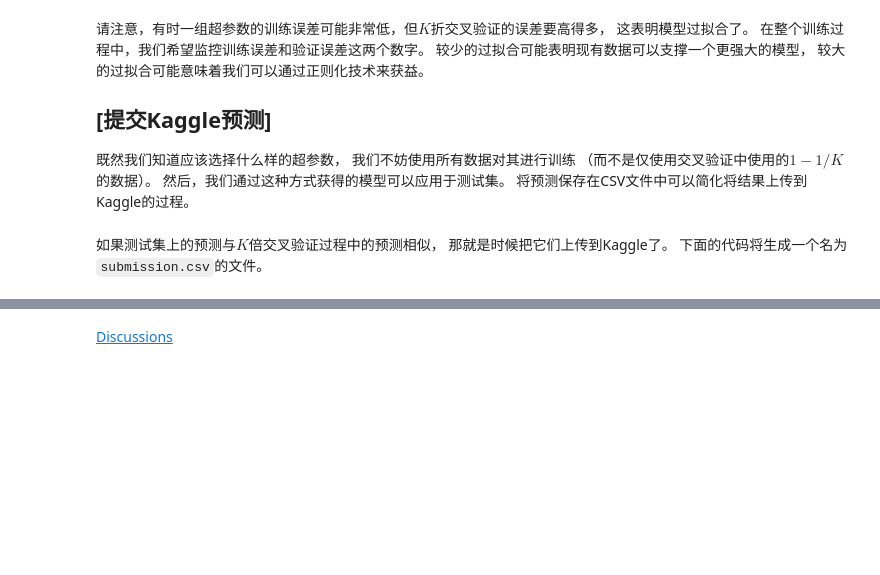
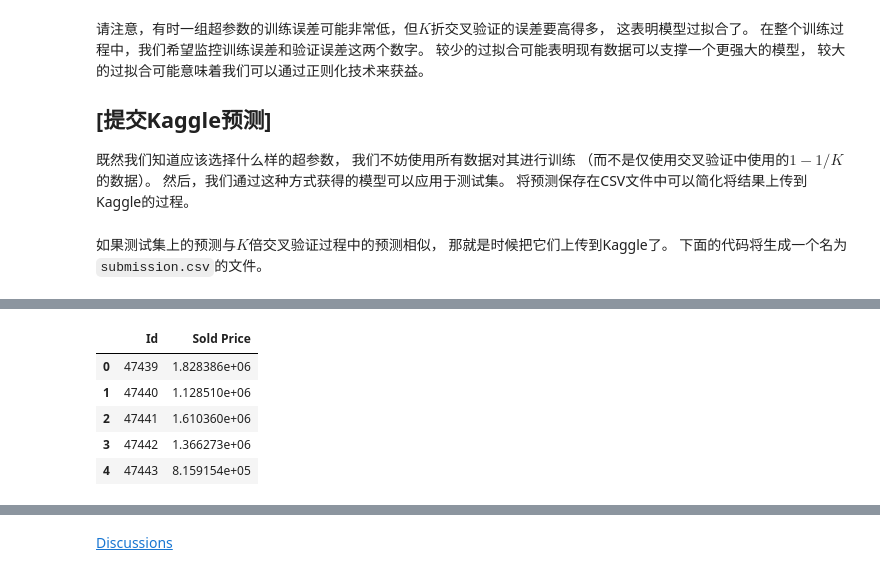
Before and after one commit to mofisl/d2l-zh, a Jupyter notebook: chapter_multilayer-perceptrons/kaggle-house-price.ipynb, the cells around one changed output, grey strips where cells are left out. Cells and saved outputs as stored; diff of their text form; code cells hidden in the pictures; blank space fills up the shorter version.

```diff
--- a/chapter_multilayer-perceptrons/kaggle-house-price.ipynb
+++ b/chapter_multilayer-perceptrons/kaggle-house-price.ipynb
@@ -287,19 +309,10 @@ loss = nn.MSELoss()
 in_features = train_features.shape[1]
 
 def get_net():
-    net = nn.Sequential(nn.Linear(in_features,256),
+    net = nn.Sequential(nn.Linear(in_features,16),
                         nn.ReLU(),
                         nn.Dropout(0.5),
-                        nn.Linear(256,128),
-                        nn.ReLU(),
-                        nn.Dropout(0.5),
-                        nn.Linear(128,64),
-                        nn.ReLU(),
-                        nn.Dropout(0.5),
-                        nn.Linear(64,32),
-                        nn.ReLU(),
-                        nn.Dropout(0.1),
-                        nn.Linear(64,1)
+                        nn.Linear(16,1)
                         )
     return net
 # %% [markdown]
@@ -404,7 +417,7 @@ def k_fold(k, X_train, y_train, num_epochs, learning_rate, weight_decay,
 有了足够大的数据集和合理设置的超参数，$K$折交叉验证往往对多次测试具有相当的稳定性。
 然而，如果我们尝试了不合理的超参数，我们可能会发现验证效果不再代表真正的误差。
 # %%
-k, num_epochs, lr, weight_decay, batch_size = 5, 100, 5, 0, 64
+k, num_epochs, lr, weight_decay, batch_size = 5, 100, 0.5, 0, 64
 train_l, valid_l = k_fold(k, train_features, train_labels, num_epochs, lr,
                           weight_decay, batch_size)
 print(f'{k}-折验证: 平均训练log rmse: {float(train_l):f}, '
@@ -443,14 +456,16 @@ def train_and_pred(train_features, test_features, train_labels, test_data,
     # 将网络应用于测试集。
     preds = net(test_features).detach().numpy()
     # 将其重新格式化以导出到Kaggle
-    test_data['SalePrice'] = pd.Series(preds.reshape(1, -1)[0])
-    submission = pd.concat([test_data['Id'], test_data['SalePrice']], axis=1)
+    test_data['Sold Price'] = pd.Series(preds.reshape(1, -1)[0])
+    submission = pd.concat([test_data['Id'], test_data['Sold Price']], axis=1)
     submission.to_csv('submission.csv', index=False)
+    return submission
 # %% [markdown]
 如果测试集上的预测与$K$倍交叉验证过程中的预测相似，
 那就是时候把它们上传到Kaggle了。
 下面的代码将生成一个名为`submission.csv`的文件。
 # %%
-train_and_pred(train_features, test_features, train_labels, test_data,
+# 查看一下预测结果，以确保格式与样例一致
+submission = train_and_pred(train_features, test_features, train_labels, test_data,
                num_epochs, lr, weight_decay, batch_size)
 # %% [output]
@@ -458,4 +473,14 @@ train_and_pred(train_features, test_features, train_labels, test_data,
 [drawing not drawn]
+# %%
+# 查看一下预测结果，以确保格式与样例一致
+submission.head()
+# %% [output]
+|  | Id | Sold Price |
+| 0 | 47439 | 1.828386e+06 |
+| 1 | 47440 | 1.128510e+06 |
+| 2 | 47441 | 1.610360e+06 |
+| 3 | 47442 | 1.366273e+06 |
+| 4 | 47443 | 8.159154e+05 |
 # %% [markdown]
 接下来，如 :numref:`fig_kaggle_submit2`中所示，
 我们可以提交预测到Kaggle上，并查看在测试集上的预测与实际房价（标签）的比较情况。
```
Also changed, not shown: parts of 10 cells of this notebook.
